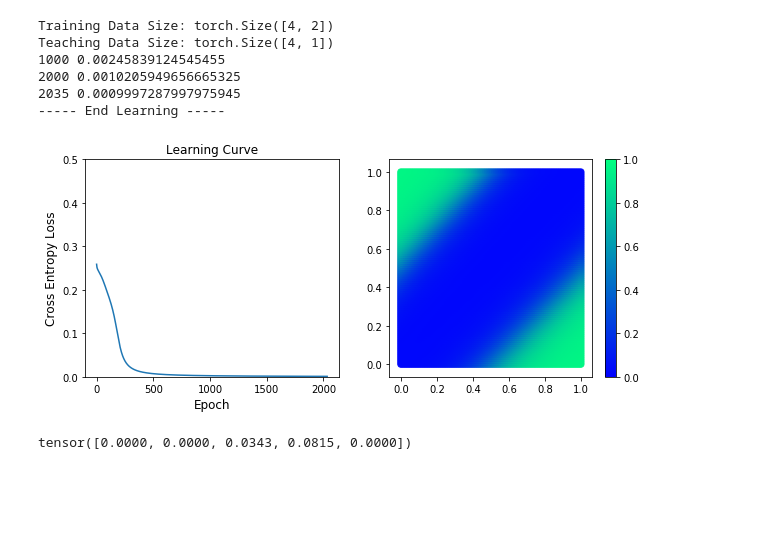
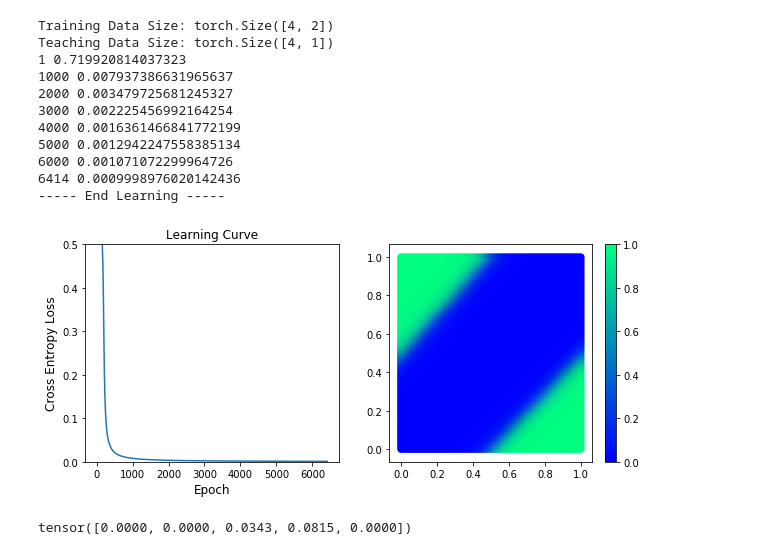
Before and after one commit to highbridgekohei/neural_network, a Jupyter notebook: neural_network_pytorch.ipynb, the cells around one changed output. Saved outputs shown, nothing was run; the diff lists cells and outputs as text; code cells hidden in the pictures; blank space fills up the shorter version.

```diff
--- a/neural_network_pytorch.ipynb
+++ b/neural_network_pytorch.ipynb
@@ -42,5 +36,10 @@ class Net(nn.Module):
 # %%
 if __name__ == "__main__":
+    def CrossEntropyLoss(a: torch.tensor, y: torch.tensor):
+        loss = - torch.mean(y * torch.log(a) + (1 - y) * torch.log(1 - a))
+        return loss
+#     cost = - np.sum(Y * np.log(AL) + (1 - Y) * np.log(1 - AL)) / m
+
     # Setting Training and Teaching Data
     TRAINING_DATA: torch.Tensor = torch.tensor(
         [[0.0, 0.0], [1.0, 0.0], [0.0, 1.0], [1.0, 1.0]]
@@ -91,8 +90,8 @@ if __name__ == "__main__":
         'output_layer': torch.sigmoid
     }
     net = Net(structure, activations, initializer)
-    loss = nn.MSELoss()
-#     criterion = nn.CrossEntropyLoss()
+#     criterion = nn.MSELoss()
+    criterion = CrossEntropyLoss
     optimizer = optim.SGD(net.parameters(), lr = lr, weight_decay = weight_decay)
 #     optimizer = optim.Adam(net.parameters(), weight_decay = weight_decay)
 
@@ -110,39 +109,44 @@ if __name__ == "__main__":
             print(epoch, Loss[-1])
             print("----- End Learning -----")
             break
-        if epoch % 1000 == 0:
+        if epoch % 1000 == 0 or epoch == 1:
             print(epoch, Loss[-1])
 
     # ------< Plot Learning Result >------
     x = np.arange(0.0, 1.01, 0.01)
     y = np.arange(0.0, 1.01, 0.01)
     Z = np.zeros((len(x), len(y)))
     for i in range(len(x)):
         for j in range(len(y)):
             inputs = torch.tensor([[x[i]], [y[j]]]).T
             outputs = float(net(inputs))
 #             print(outputs)
             Z[i][j] = np.squeeze(outputs)
     X, Y = np.meshgrid(x, y)
 
     plt.figure(figsize = (10, 4))
     plt.subplot(121)
     plt.plot(np.arange(len(Loss)), Loss)
     plt.title('Learning Curve')
     plt.xlabel('Epoch', fontsize = 12)
     plt.ylabel('Cross Entropy Loss', fontsize = 12)
     plt.ylim(0.0, 0.5)
     plt.subplot(122)
     plt.scatter(X, Y, c = Z, cmap = 'winter', vmin = 0, vmax = 1)
     plt.colorbar()
 # %% [output]
 Training Data Size: torch.Size([4, 2])
 Teaching Data Size: torch.Size([4, 1])
-1000 0.00245839124545455
-2000 0.0010205949656665325
-2035 0.0009997287997975945
+1 0.719920814037323
+1000 0.007937386631965637
+2000 0.003479725681245327
+3000 0.002225456992164254
+4000 0.0016361466841772199
+5000 0.0012942247558385134
+6000 0.001071072299964726
+6414 0.0009998976020142436
 ----- End Learning -----
-[figure, old version]
+[figure, new version]
 # %%
 # %% [output]
 tensor([0.0000, 0.0000, 0.0343, 0.0815, 0.0000])
```
Also changed, not shown: parts of 1 cell of this notebook.
